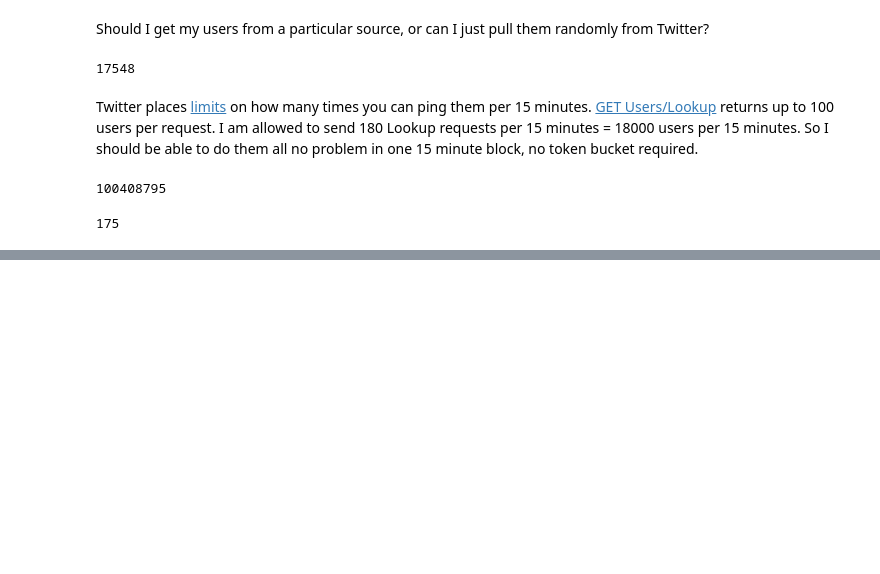
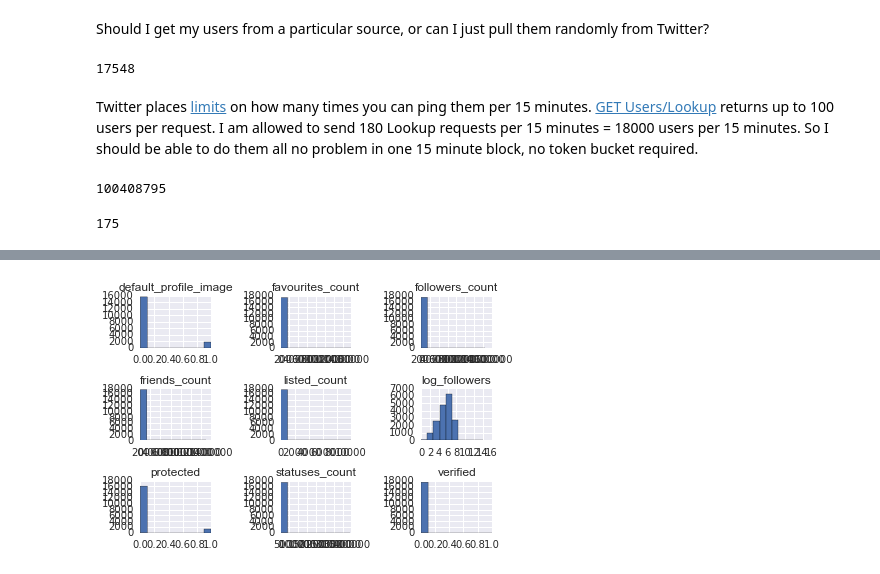
Before and after one commit to linbug/TwitScrip, a Jupyter notebook: Follower_regression_analysis.ipynb, the cells around one changed output, grey strips where cells are left out. Saved outputs shown, nothing was run; the diff lists cells and outputs as text; code cells hidden in the pictures; blank space fills up the shorter version.

```diff
--- a/Follower_regression_analysis.ipynb
+++ b/Follower_regression_analysis.ipynb
@@ -160,0 +127,5 @@ TypeError: object of type 'User' has no len()
+# %%
+RC_followers_df.hist()
+plt.tight_layout()
+# %% [output]
+[figure, added]
```
Also changed, not shown: parts of 60 cells of this notebook.
